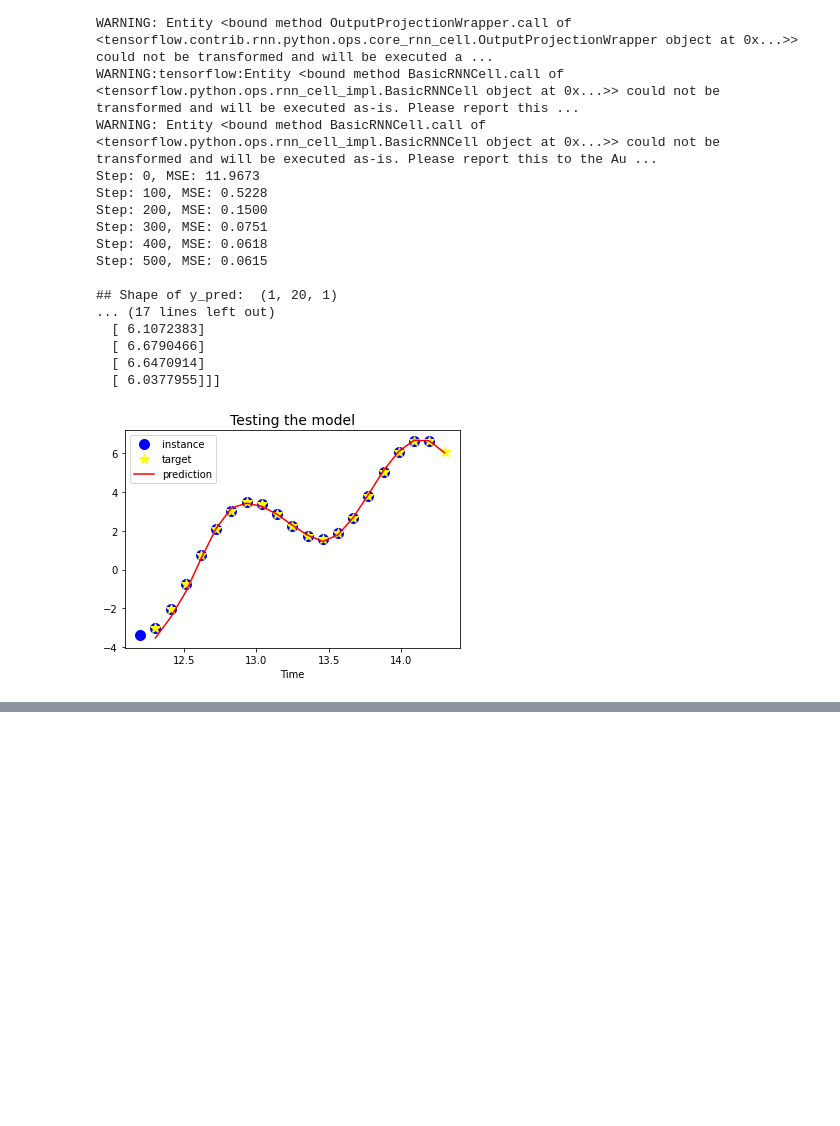
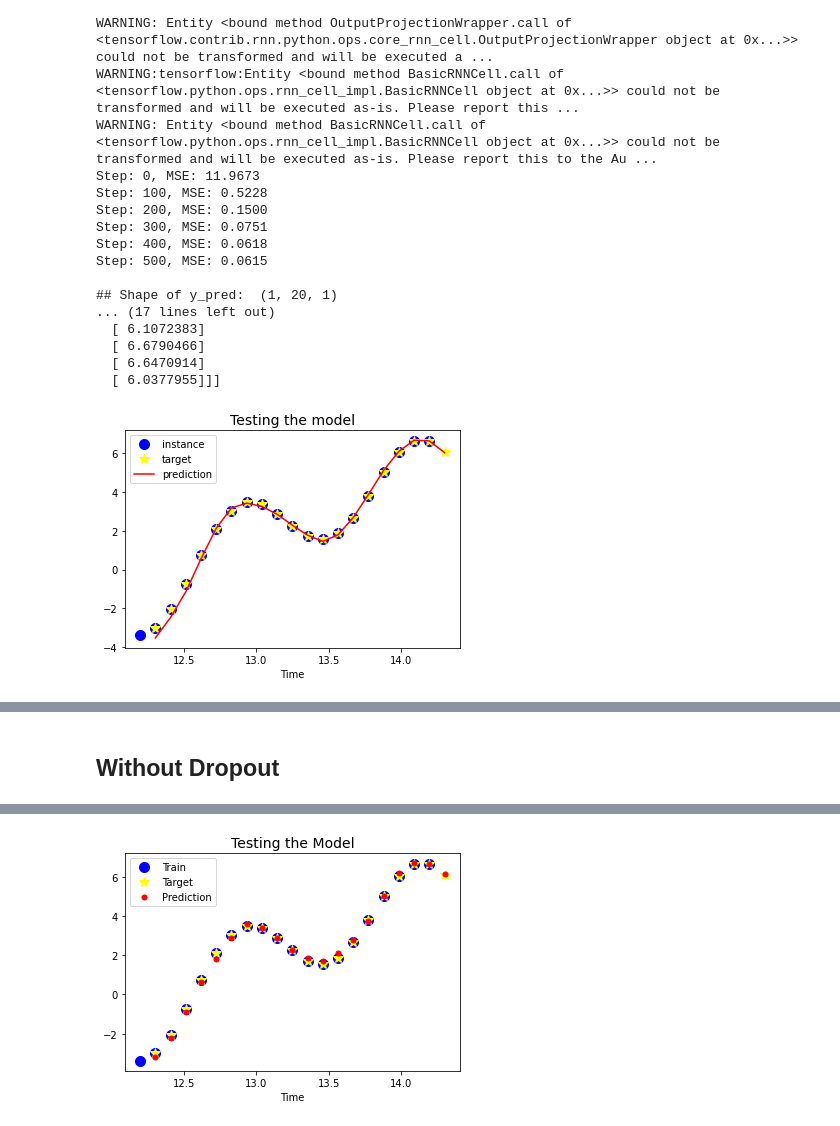
Before and after one commit to young-hun-jo/TIL, a Jupyter notebook: machine_learning/tensorflow/RNN/RNN_timeSeries.ipynb, the cells around one changed output, grey strips where cells are left out. Drawn from its saved outputs; the diff is of its cells as text; code cells hidden in the pictures; blank space fills up the shorter version.

```diff
--- a/machine_learning/tensorflow/RNN/RNN_timeSeries.ipynb
+++ b/machine_learning/tensorflow/RNN/RNN_timeSeries.ipynb
@@ -308,0 +326,77 @@ plt.show()
+# %% [markdown]
+## Without Dropout
+# %%
+reset_graph()
+
+# 파라미터 정의
+n_inputs = 1
+n_outputs = 1
+n_neurons = 100
+# RNN Cell 개수(시간축)
+n_steps = 20
+# 하나의 Cell안에 몇 개의 RNN 뉴럴넷을 넣을건지
+n_layers = 3
+
+X = tf.placeholder(tf.float32, shape=[None, n_steps, n_inputs])
+Y = tf.placeholder(tf.float32, shape=[None, n_steps, n_outputs])
+
+# 드롭아웃이 없는 MultiRNN
+# list comprehension + BasicRNNCell 로 Multi-RNN 만들기
+layers = [tf.nn.rnn_cell.BasicRNNCell(num_units=n_neurons) for layer in range(n_layers)]
+# MultiRNNCell로 위에서 만든 Multi-RNN 연결
+multi_layer_cell = tf.nn.rnn_cell.MultiRNNCell(layers)
+# 연결한 후 dynamic rnn으로 중간결과값 출력
+rnn_outputs, states = tf.nn.dynamic_rnn(cell=multi_layer_cell, inputs=X, dtype=tf.float32)
+
+#입/출력 사이즈 (1로)동일하도록 맞춰주기 위해서 중간출력값을 Stack 시키기
+stacked_rnn_outputs = tf.reshape(tensor=rnn_outputs, shape=[-1, n_neurons])
+# FC Layer에 넣어서 입력사이즈와 동일한 출력값들 도출
+stacked_outputs = tf.layers.dense(stacked_rnn_outputs, n_outputs)
+# stack된 결과값들 다시 unstack해놓기
+predictions = tf.reshape(tensor=stacked_outputs, shape=[-1, n_steps, n_outputs])
+
+# Cost function
+mse = tf.losses.mean_squared_error(labels=Y, predictions=predictions)
+
+#### Train 파라미터
+learning_rate = 0.01
+n_iterations = 1500
+batch_size = 50
+
+# SGD
+train = tf.train.AdamOptimizer(learning_rate=learning_rate).minimize(mse)
+
+#### Run Tensors ####
+with tf.Session() as sess:
+    tf.global_variables_initializer().run()
+    for iteration in range(n_iterations):
+        # 학습시킬 Mini-batch 샘플링
+        batch_x, batch_y = next_batch(batch_size, n_steps)
+        # SGD 수행
+        sess.run(train, feed_dict={X: batch_x, Y: batch_y})
+        if iteration % 100 == 0:
+            cost = mse.eval(feed_dict={X: batch_x, Y: batch_y})
+            print(f"Step: {iteration}, MSE: {cost :.3f}")
+    print('#'*20,'Learning finished', '#'*20)
+    # SGD 수행 후 파라미터 업데이트 된 상태
+    # 테스트용 새로운 시계열 데이터 정의(shift이전 시계열 데이터)
+    X_new = time_series(np.array(t_instance[:-1].reshape(-1, n_steps, n_inputs)))
+    # X_new 시계열 데이터에 대한 예측값
+    rnn_output = rnn_outputs.eval(feed_dict={X: X_new})
+    print(rnn_output.shape)
+    y_pred = sess.run(predictions, feed_dict={X: X_new})
+
+plt.title("Testing the Model", fontsize=14)
+# 학습 데이터 plot
+plt.plot(t_instance[:-1], time_series(t_instance[:-1]), 'bo',
+        markersize=10, label='Train')
+# 정답 데이터 plot
+plt.plot(t_instance[1:], time_series(t_instance[1:]), 'w*',
+        markersize=10, label='Target', color='yellow')
+# 예측 데이터 plot
+plt.plot(t_instance[1:], y_pred[0, :, 0], 'r.',
+        markersize=10, label='Prediction')
+plt.legend(loc='upper left')
+plt.xlabel("Time")
+plt.show()
+# %% [output]
@@ -308,0 +420 @@ plt.show()
+[figure, added]
```
Also changed, not shown: parts of 11 cells of this notebook, 2 other files.
